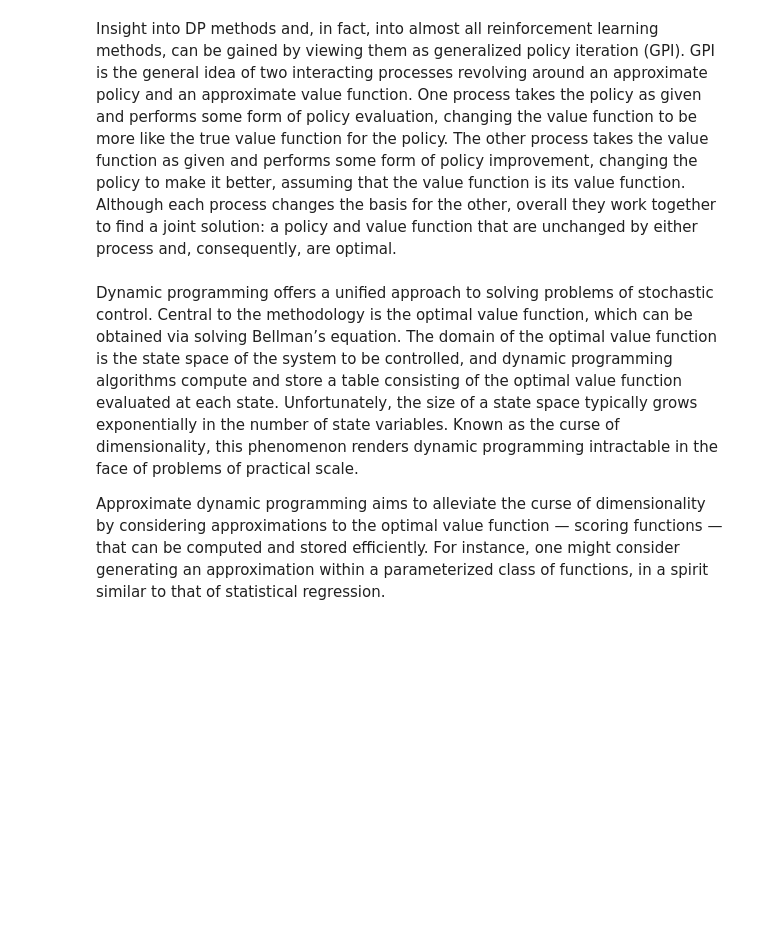
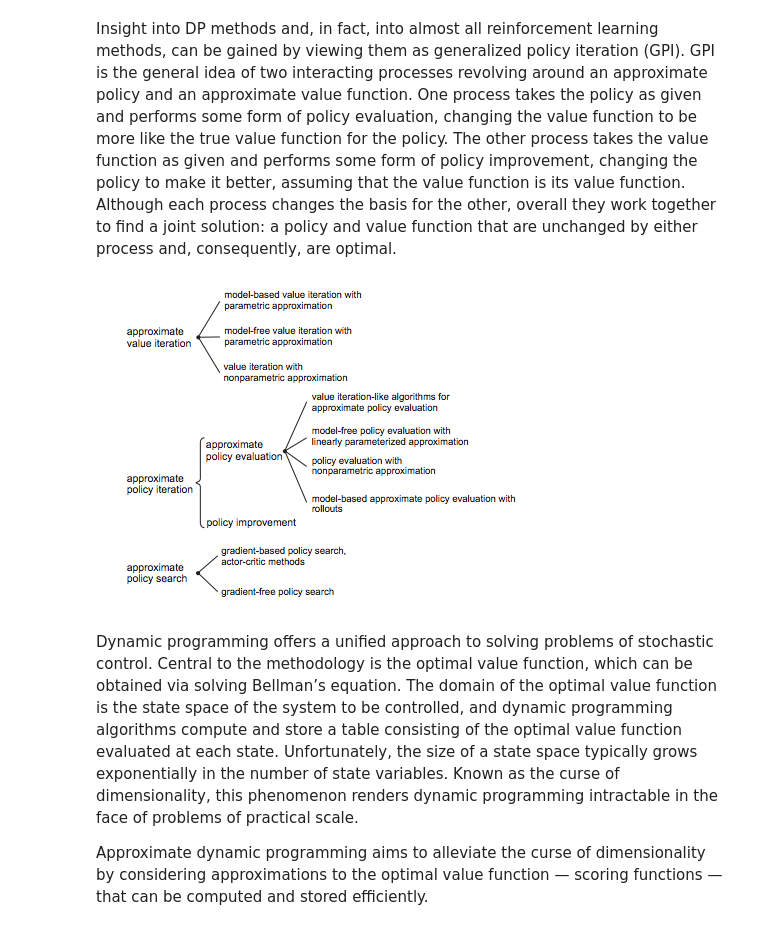
Before and after one commit to OlgaBelitskaya/reflections, a Jupyter notebook: ud600/reflections-ud600-5-6.ipynb, the cells around one changed output. Drawn from its saved outputs; the diff is of its cells as text; code cells hidden in the pictures; blank space fills up the shorter version.

```diff
--- a/ud600/reflections-ud600-5-6.ipynb
+++ b/ud600/reflections-ud600-5-6.ipynb
@@ -84,7 +105,11 @@ Convergence of Value Iteration
 # %% [markdown]
 Insight into DP methods and, in fact, into almost all reinforcement learning methods, can be gained by viewing them as generalized policy iteration (GPI). GPI is the general idea of two interacting processes revolving around an approximate policy and an approximate value function. One process takes the policy as given and performs
 some form of policy evaluation, changing the value function to be more like the true value function for the policy. The other process takes the value function as given and performs some form of policy improvement, changing the policy to make it better, assuming that the value function is its value function. Although each process changes the basis for the other, overall they work together to find a joint solution: a policy and value function that are unchanged by either process and, consequently, are optimal.
+# %%
+Image('5-6_03.png')
+# %% [output]
+[figure, added]
 # %% [markdown]
 Dynamic programming offers a unified approach to solving problems of stochastic control. Central to the methodology is the optimal value function, which can be obtained via solving Bellman’s equation. The domain of the optimal value function is the state space of the system to be controlled, and dynamic programming algorithms compute and store a table consisting of the optimal value function evaluated at each state. Unfortunately, the size of a state space typically grows exponentially in the number of state variables. Known as the curse of dimensionality, this phenomenon renders dynamic programming intractable in the face of problems of practical scale.
 
-Approximate dynamic programming aims to alleviate the curse of dimensionality by considering approximations to the optimal value function — scoring functions — that can be computed and stored efficiently. For instance, one might consider generating an approximation within a parameterized class of functions, in a spirit similar to that of statistical regression.
+Approximate dynamic programming aims to alleviate the curse of dimensionality by considering approximations to the optimal value function — scoring functions — that can be computed and stored efficiently.
```
Also changed, not shown: parts of 10 cells of this notebook.
